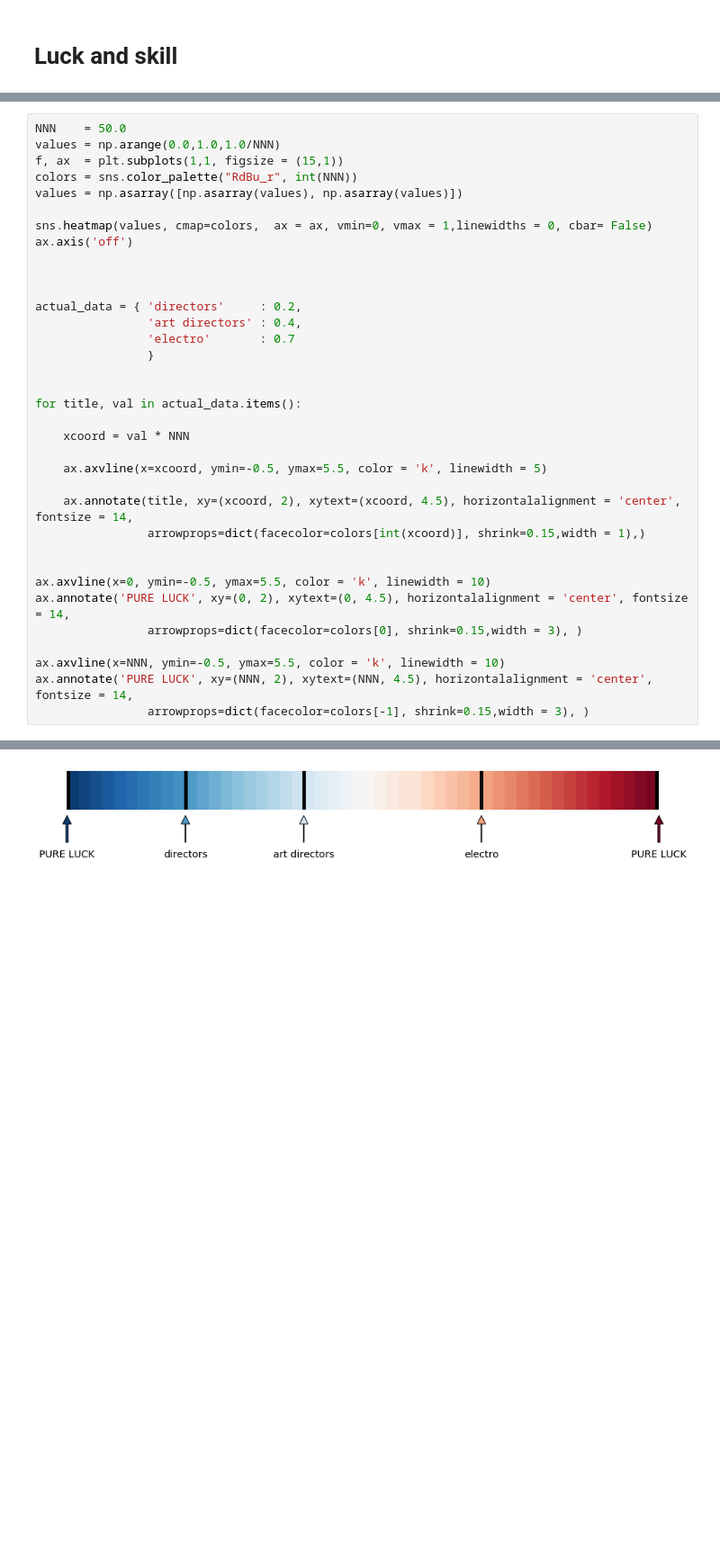
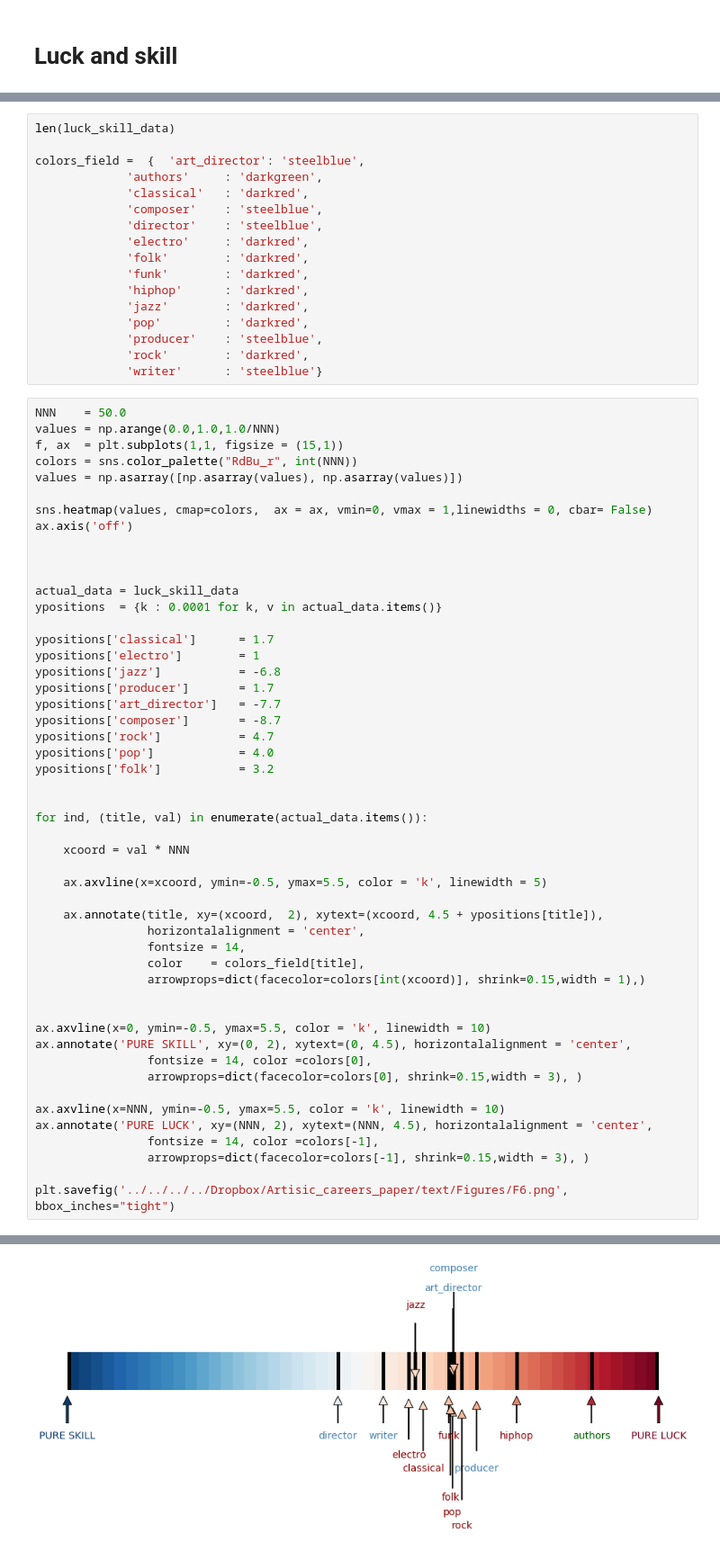
Before and after one commit to milanjanosov/success_engine, a Jupyter notebook: QMODELNEW/FinalPlots.ipynb, the cells around one changed output, grey strips where cells are left out. Shown at 90% size. Cells and saved outputs as stored; diff of their text form; blank space fills up the shorter version.

```diff
--- a/QMODELNEW/FinalPlots.ipynb
+++ b/QMODELNEW/FinalPlots.ipynb
@@ -579,3 +578,20 @@ pdata
+# %%
+len(luck_skill_data)
+
+colors_field =  {  'art_director': 'steelblue',
+             'authors'     : 'darkgreen',
+             'classical'   : 'darkred',
+             'composer'    : 'steelblue',
+             'director'    : 'steelblue',
+             'electro'     : 'darkred',
+             'folk'        : 'darkred',
+             'funk'        : 'darkred',
+             'hiphop'      : 'darkred',
+             'jazz'        : 'darkred',
+             'pop'         : 'darkred',
+             'producer'    : 'steelblue',
+             'rock'        : 'darkred',
+             'writer'      : 'steelblue'}
 # %%
 NNN    = 50.0
 values = np.arange(0.0,1.0,1.0/NNN)
@@ -588,27 +604,42 @@ ax.axis('off')
 
 
 
-actual_data = { 'directors'     : 0.2,
-                'art directors' : 0.4,
-                'electro'       : 0.7
-                }
+actual_data = luck_skill_data
+ypositions  = {k : 0.0001 for k, v in actual_data.items()}
+
+ypositions['classical']      = 1.7
+ypositions['electro']        = 1
+ypositions['jazz']           = -6.8
+ypositions['producer']       = 1.7
+ypositions['art_director']   = -7.7
+ypositions['composer']       = -8.7
+ypositions['rock']           = 4.7
+ypositions['pop']            = 4.0
+ypositions['folk']           = 3.2
 
 
-for title, val in actual_data.items():
+for ind, (title, val) in enumerate(actual_data.items()):
 
     xcoord = val * NNN
 
     ax.axvline(x=xcoord, ymin=-0.5, ymax=5.5, color = 'k', linewidth = 5)
 
-    ax.annotate(title, xy=(xcoord, 2), xytext=(xcoord, 4.5), horizontalalignment = 'center', fontsize = 14,
+    ax.annotate(title, xy=(xcoord,  2), xytext=(xcoord, 4.5 + ypositions[title]),
+                horizontalalignment = 'center',
+                fontsize = 14,
+                color    = colors_field[title],
                 arrowprops=dict(facecolor=colors[int(xcoord)], shrink=0.15,width = 1),)
 
 
 ax.axvline(x=0, ymin=-0.5, ymax=5.5, color = 'k', linewidth = 10)
-ax.annotate('PURE LUCK', xy=(0, 2), xytext=(0, 4.5), horizontalalignment = 'center', fontsize = 14,
+ax.annotate('PURE SKILL', xy=(0, 2), xytext=(0, 4.5), horizontalalignment = 'center',
+                fontsize = 14, color =colors[0],
                 arrowprops=dict(facecolor=colors[0], shrink=0.15,width = 3), )
 
 ax.axvline(x=NNN, ymin=-0.5, ymax=5.5, color = 'k', linewidth = 10)
-ax.annotate('PURE LUCK', xy=(NNN, 2), xytext=(NNN, 4.5), horizontalalignment = 'center', fontsize = 14,
+ax.annotate('PURE LUCK', xy=(NNN, 2), xytext=(NNN, 4.5), horizontalalignment = 'center',
+                fontsize = 14, color =colors[-1],
                 arrowprops=dict(facecolor=colors[-1], shrink=0.15,width = 3), )
+
+plt.savefig('../../../../Dropbox/Artisic_careers_paper/text/Figures/F6.png', bbox_inches="tight")
 # %% [output]
@@ -616 +646 @@ Text(50,4.5,'PURE LUCK')
-[figure, old version]
+[figure, new version]
```
Also changed, not shown: parts of 16 cells of this notebook.
